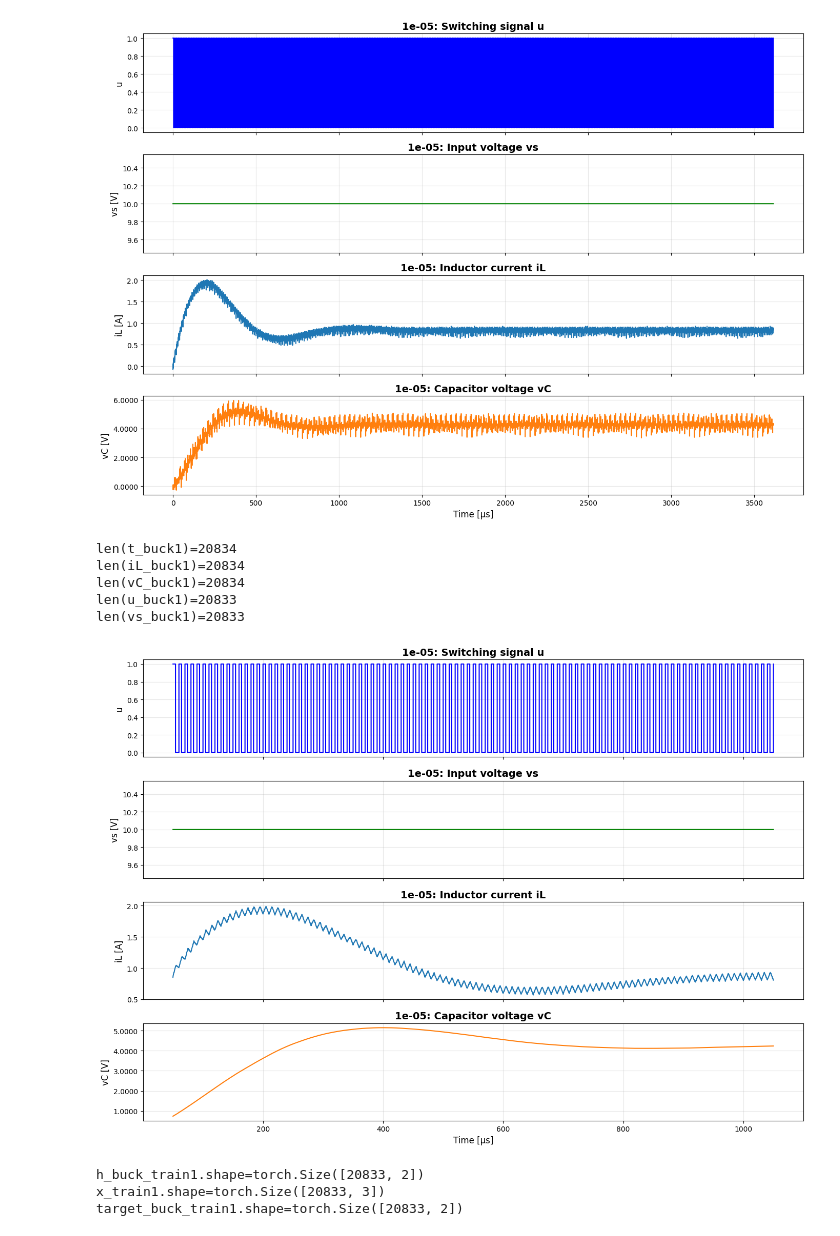
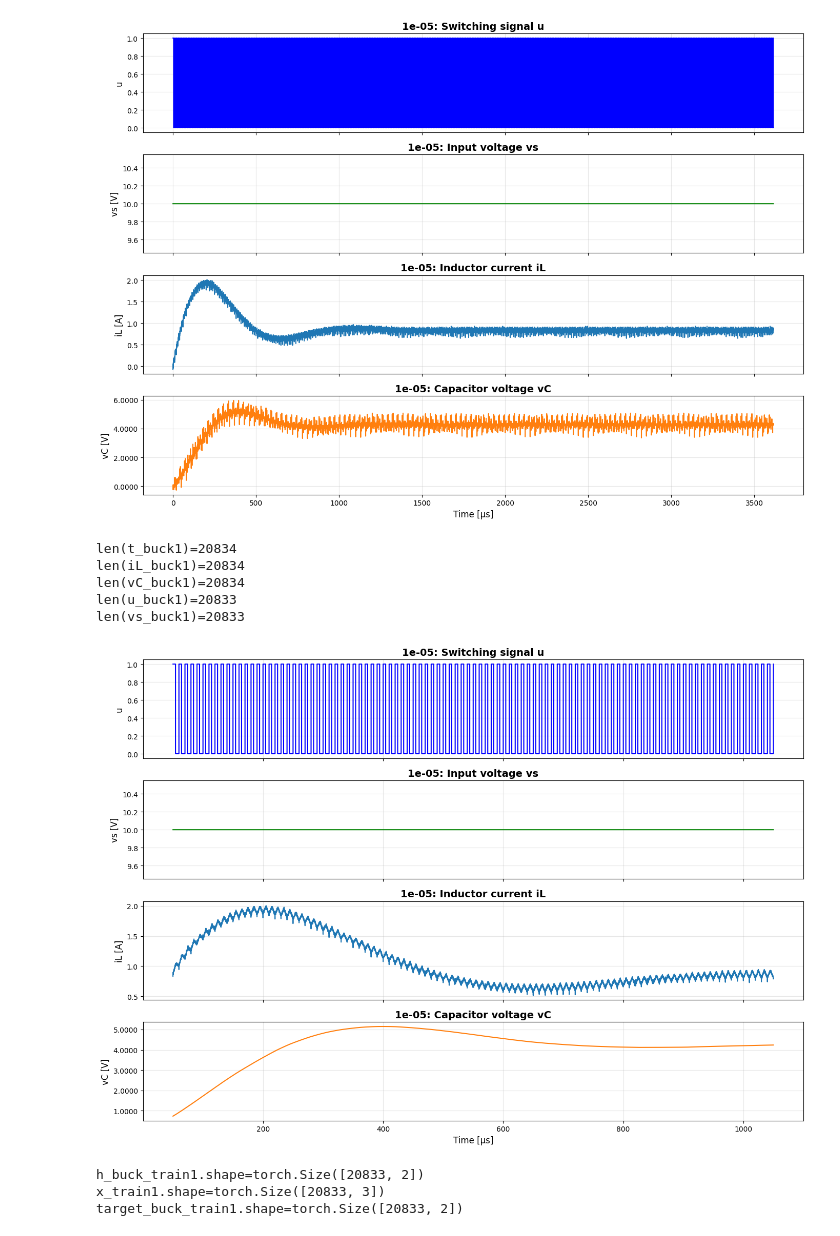
Before and after one commit to University-Laboratory/rnn-pann, a Jupyter notebook: actual_machine_notebooks/note5/note.ipynb, the cells around one changed output. Saved outputs shown, nothing was run; the diff lists cells and outputs as text; code cells hidden in the pictures.

```diff
--- a/actual_machine_notebooks/note5/note.ipynb
+++ b/actual_machine_notebooks/note5/note.ipynb
@@ -180,7 +180,7 @@ vC_raw_downsampled.shape=(75303,)
 # FIRフィルター
 fs_raw = 1.0 / np.mean(np.diff(t_raw_downsampled))
 fc = 0.2 * params.f_sw
-b_iL = firwin(10, fc, fs=fs_raw)
+b_iL = firwin(3, fc, fs=fs_raw)
 b_vC = firwin(1000, fc, fs=fs_raw)
 iL_filt1 = filtfilt(b_iL, [1.0], iL_raw_downsampled)
 vC_filt1 = filtfilt(b_vC, [1.0], vC_raw_downsampled)
@@ -194,34 +194,34 @@ u_buck1 = u_raw_downsampled[mask[1:]]
 vs_buck1 = vs_raw_downsampled[mask[1:]]
 
 u_buck1 = u_buck1[1:]
 vs_buck1 = vs_buck1[1:]
 
 print(f"{len(t_buck1)=}")
 print(f"{len(iL_buck1)=}")
 print(f"{len(vC_buck1)=}")
 print(f"{len(u_buck1)=}")
 print(f"{len(vs_buck1)=}")
 
 fig, ax = plot_u_vs_iL_vC(
     t_buck1,
     u_buck1,
     vs_buck1,
     iL_buck1,
     vC_buck1,
     params.T,
 )
 
 if keep_log:
     save_figure_to_log(
         fig, "BuckConverterCellの入力波形", result_dir, "BuckConverterCellの入力波形"
     )
 # %% [output]
 len(t_buck1)=20834
 len(iL_buck1)=20834
 len(vC_buck1)=20834
 len(u_buck1)=20833
 len(vs_buck1)=20833
-[figure, old version]
+[figure, new version]
 # %%
 dt1 = np.diff(t_buck1)
 
```
Also changed, not shown: parts of 4 cells of this notebook, 1 other file.
